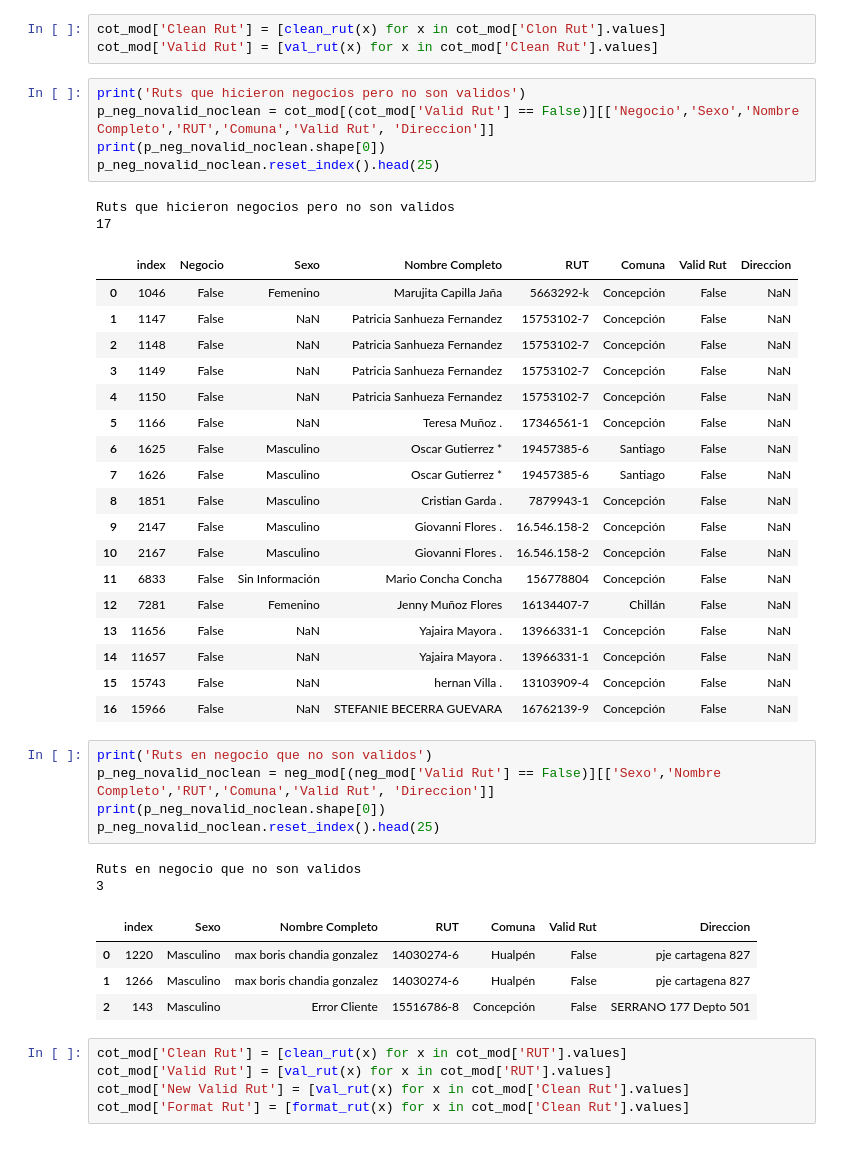
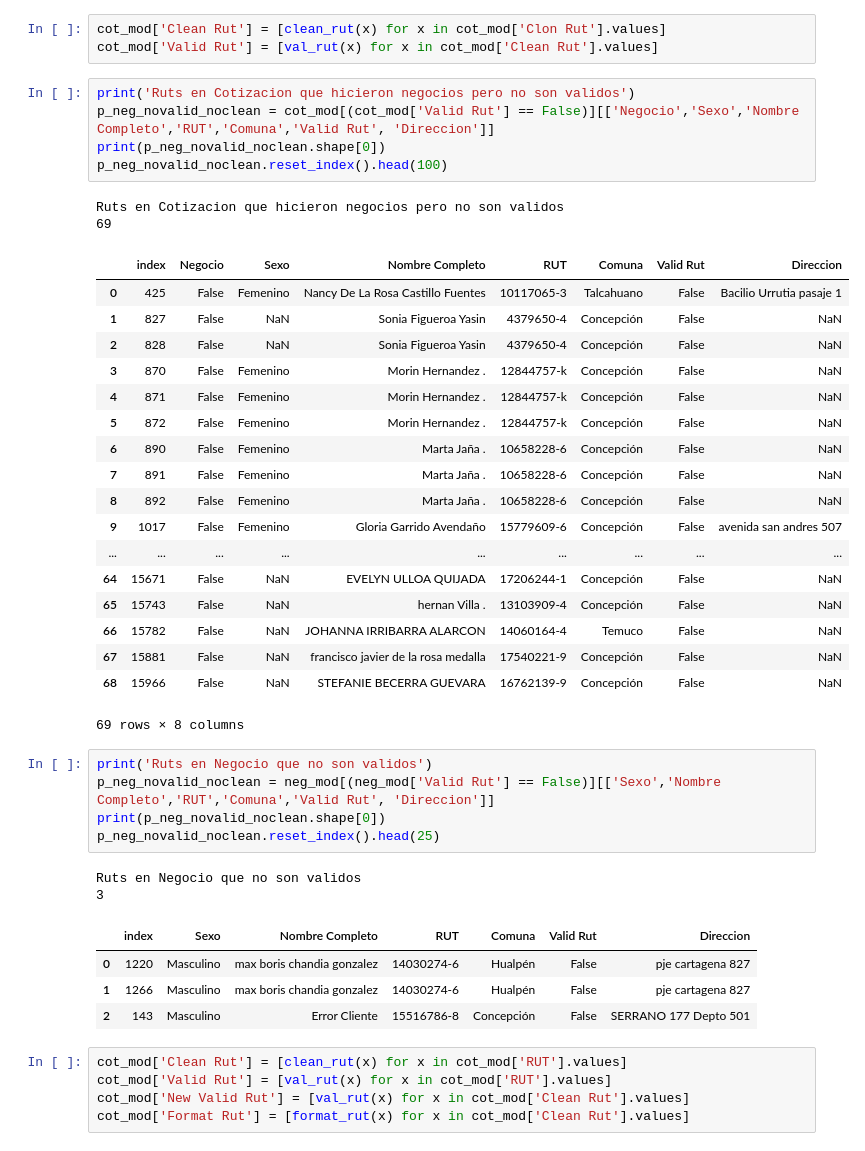
Before and after one commit to jcardenaslie/mem_aitue, a Jupyter notebook: Main Project/2 - Data Preparation/2.1 - Data Clean.ipynb, the cells around one changed output. Saved outputs shown, nothing was run; the diff lists cells and outputs as text.

```diff
--- a/Main Project/2 - Data Preparation/2.1 - Data Clean.ipynb
+++ b/Main Project/2 - Data Preparation/2.1 - Data Clean.ipynb
@@ -286,38 +286,38 @@ cot_mod.at[15881,'Clon Rut'] = '17.540.251-9'
 cot_mod['Clean Rut'] = [clean_rut(x) for x in cot_mod['Clon Rut'].values]
 cot_mod['Valid Rut'] = [val_rut(x) for x in cot_mod['Clean Rut'].values]
 # %%
-print('Ruts que hicieron negocios pero no son validos')
+print('Ruts en Cotizacion que hicieron negocios pero no son validos')
 p_neg_novalid_noclean = cot_mod[(cot_mod['Valid Rut'] == False)][['Negocio','Sexo','Nombre Completo','RUT','Comuna','Valid Rut', 'Direccion']]
 print(p_neg_novalid_noclean.shape[0])
-p_neg_novalid_noclean.reset_index().head(25)
+p_neg_novalid_noclean.reset_index().head(100)
 # %% [output]
-Ruts que hicieron negocios pero no son validos
-17
+Ruts en Cotizacion que hicieron negocios pero no son validos
+69
 |  | index | Negocio | Sexo | Nombre Completo | RUT | Comuna | Valid Rut | Direccion |
-| 0 | 1046 | False | Femenino | Marujita Capilla Jaña | 5663292-k | Concepción | False | NaN |
-| 1 | 1147 | False | NaN | Patricia Sanhueza Fernandez | 15753102-7 | Concepción | False | NaN |
-| 2 | 1148 | False | NaN | Patricia Sanhueza Fernandez | 15753102-7 | Concepción | False | NaN |
-| 3 | 1149 | False | NaN | Patricia Sanhueza Fernandez | 15753102-7 | Concepción | False | NaN |
-| 4 | 1150 | False | NaN | Patricia Sanhueza Fernandez | 15753102-7 | Concepción | False | NaN |
-| 5 | 1166 | False | NaN | Teresa Muñoz . | 17346561-1 | Concepción | False | NaN |
-| 6 | 1625 | False | Masculino | Oscar Gutierrez * | 19457385-6 | Santiago | False | NaN |
-| 7 | 1626 | False | Masculino | Oscar Gutierrez * | 19457385-6 | Santiago | False | NaN |
-| 8 | 1851 | False | Masculino | Cristian Garda . | 7879943-1 | Concepción | False | NaN |
-| 9 | 2147 | False | Masculino | Giovanni Flores . | 16.546.158-2 | Concepción | False | NaN |
-| 10 | 2167 | False | Masculino | Giovanni Flores . | 16.546.158-2 | Concepción | False | NaN |
-| 11 | 6833 | False | Sin Información | Mario Concha Concha | 156778804 | Concepción | False | NaN |
-| 12 | 7281 | False | Femenino | Jenny Muñoz Flores | 16134407-7 | Chillán | False | NaN |
-| 13 | 11656 | False | NaN | Yajaira Mayora . | 13966331-1 | Concepción | False | NaN |
-| 14 | 11657 | False | NaN | Yajaira Mayora . | 13966331-1 | Concepción | False | NaN |
-| 15 | 15743 | False | NaN | hernan Villa . | 13103909-4 | Concepción | False | NaN |
-| 16 | 15966 | False | NaN | STEFANIE BECERRA GUEVARA | 16762139-9 | Concepción | False | NaN |
+| 0 | 425 | False | Femenino | Nancy De La Rosa Castillo Fuentes | 10117065-3 | Talcahuano | False | Bacilio Urrutia pasaje 1 |
+| 1 | 827 | False | NaN | Sonia Figueroa Yasin | 4379650-4 | Concepción | False | NaN |
+| 2 | 828 | False | NaN | Sonia Figueroa Yasin | 4379650-4 | Concepción | False | NaN |
+| 3 | 870 | False | Femenino | Morin Hernandez . | 12844757-k | Concepción | False | NaN |
+| 4 | 871 | False | Femenino | Morin Hernandez . | 12844757-k | Concepción | False | NaN |
+| 5 | 872 | False | Femenino | Morin Hernandez . | 12844757-k | Concepción | False | NaN |
+| 6 | 890 | False | Femenino | Marta Jaña . | 10658228-6 | Concepción | False | NaN |
+| 7 | 891 | False | Femenino | Marta Jaña . | 10658228-6 | Concepción | False | NaN |
+| 8 | 892 | False | Femenino | Marta Jaña . | 10658228-6 | Concepción | False | NaN |
+| 9 | 1017 | False | Femenino | Gloria Garrido Avendaño | 15779609-6 | Concepción | False | avenida san andres 507 |
+| ... | ... | ... | ... | ... | ... | ... | ... | ... |
+| 64 | 15671 | False | NaN | EVELYN ULLOA QUIJADA | 17206244-1 | Concepción | False | NaN |
+| 65 | 15743 | False | NaN | hernan Villa . | 13103909-4 | Concepción | False | NaN |
+| 66 | 15782 | False | NaN | JOHANNA IRRIBARRA ALARCON | 14060164-4 | Temuco | False | NaN |
+| 67 | 15881 | False | NaN | francisco javier de la rosa medalla | 17540221-9 | Concepción | False | NaN |
+| 68 | 15966 | False | NaN | STEFANIE BECERRA GUEVARA | 16762139-9 | Concepción | False | NaN |
+69 rows × 8 columns
 # %%
-print('Ruts en negocio que no son validos')
+print('Ruts en Negocio que no son validos')
 p_neg_novalid_noclean = neg_mod[(neg_mod['Valid Rut'] == False)][['Sexo','Nombre Completo','RUT','Comuna','Valid Rut', 'Direccion']]
 print(p_neg_novalid_noclean.shape[0])
 p_neg_novalid_noclean.reset_index().head(25)
 # %% [output]
-Ruts en negocio que no son validos
+Ruts en Negocio que no son validos
 3
 |  | index | Sexo | Nombre Completo | RUT | Comuna | Valid Rut | Direccion |
 | 0 | 1220 | Masculino | max boris chandia gonzalez | 14030274-6 | Hualpén | False | pje cartagena 827 |
```
Also changed, not shown: 3 other files.
